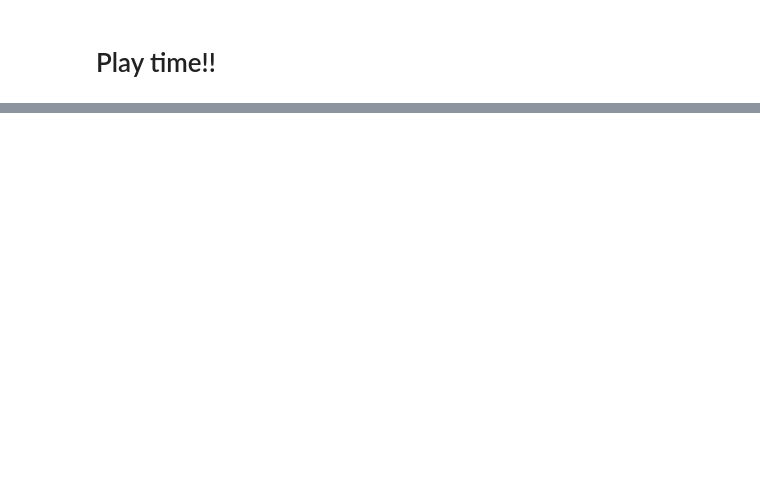
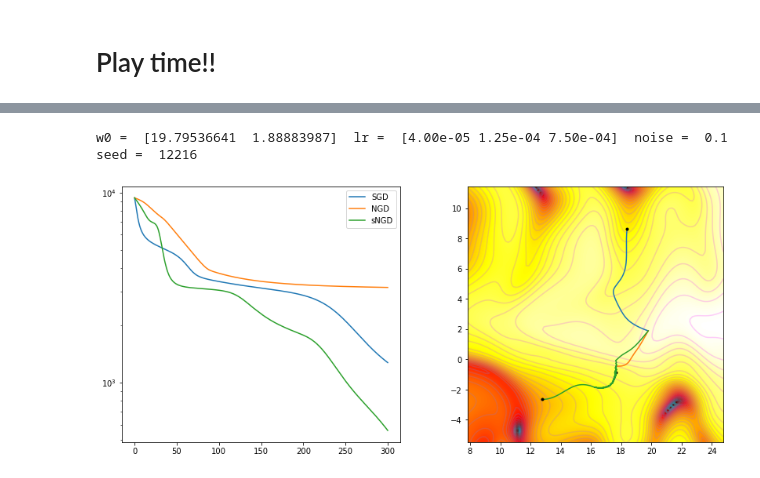
Before and after one commit to bhoov/ngd-vis, a Jupyter notebook: notebook/NGD_update.ipynb, the cells around one changed output, grey strips where cells are left out. Cells and saved outputs as stored; diff of their text form; code cells hidden in the pictures; blank space fills up the shorter version.

```diff
--- a/notebook/NGD_update.ipynb
+++ b/notebook/NGD_update.ipynb
@@ -309,0 +70,16 @@ w0 =  [13.33652039 -4.89600544] , eta =  [0.0001 0.0005 0.0005]
+# %%
+seed = 12216
+np.random.randn(3)
+w0 = np.array([19.75939594,  1.23821689]) + 0.81 * np.random.randn(2)
+eps = 0.1
+
+qs = [0.0, 1.0, 0.5];
+# lrs = np.array([0.0016, 0.02/2, 0.03/5])/4
+lrs = np.array([0.0016, 0.01/2, 0.03])/40
+dampings = [0, 50, 0.00]
+
+
+run_all(iter = 300)
+# %% [output]
+w0 =  [19.79536641  1.88883987]  lr =  [4.00e-05 1.25e-04 7.50e-04]  noise =  0.1  seed =  12216
+[figure, added]
```
Also changed, not shown: parts of 41 cells of this notebook, 2 other files.
